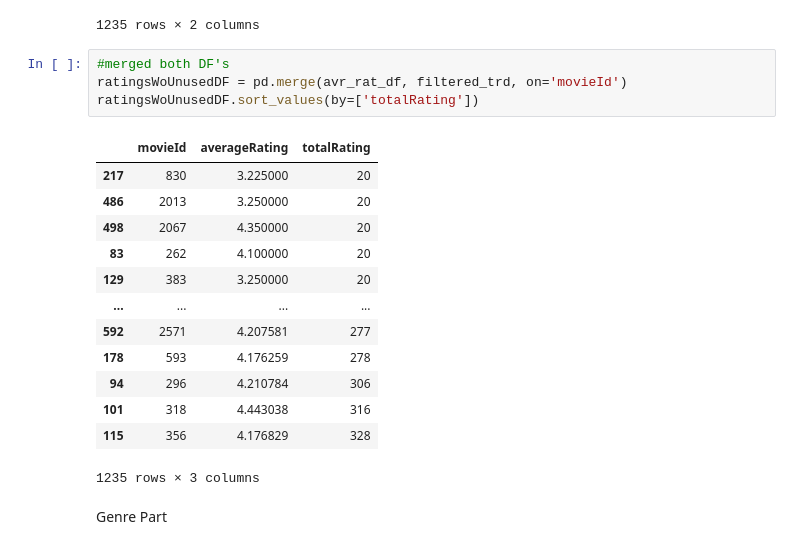
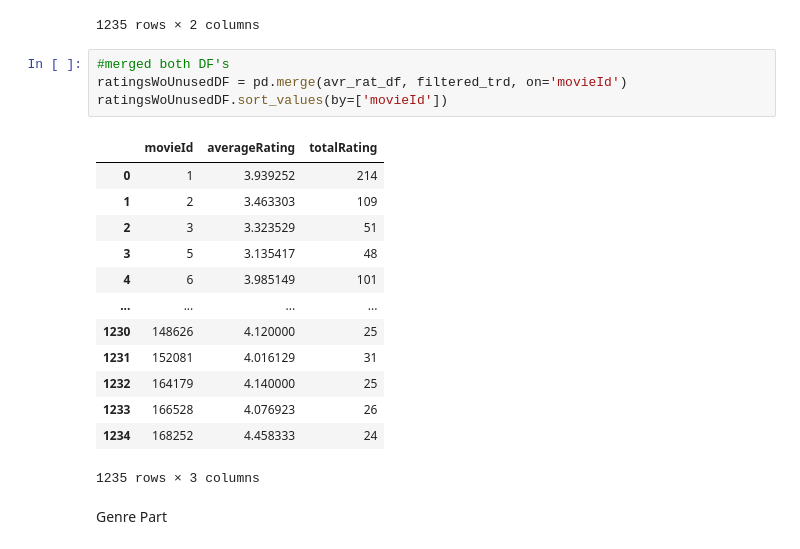
Before and after one commit to sewarslan/final_project, a Jupyter notebook: movie_recommender/data process for nn2.ipynb, the cells around one changed output. Cells and saved outputs as stored; diff of their text form.

```diff
--- a/movie_recommender/data process for nn2.ipynb
+++ b/movie_recommender/data process for nn2.ipynb
@@ -140,20 +140,20 @@ filtered_trd.sort_values(by=['totalRating'])
 # %%
 #merged both DF's
 ratingsWoUnusedDF = pd.merge(avr_rat_df, filtered_trd, on='movieId')
-ratingsWoUnusedDF.sort_values(by=['totalRating'])
+ratingsWoUnusedDF.sort_values(by=['movieId'])
 # %% [output]
 |  | movieId | averageRating | totalRating |
-| 217 | 830 | 3.225000 | 20 |
-| 486 | 2013 | 3.250000 | 20 |
-| 498 | 2067 | 4.350000 | 20 |
-| 83 | 262 | 4.100000 | 20 |
-| 129 | 383 | 3.250000 | 20 |
+| 0 | 1 | 3.939252 | 214 |
+| 1 | 2 | 3.463303 | 109 |
+| 2 | 3 | 3.323529 | 51 |
+| 3 | 5 | 3.135417 | 48 |
+| 4 | 6 | 3.985149 | 101 |
 | ... | ... | ... | ... |
-| 592 | 2571 | 4.207581 | 277 |
-| 178 | 593 | 4.176259 | 278 |
-| 94 | 296 | 4.210784 | 306 |
-| 101 | 318 | 4.443038 | 316 |
-| 115 | 356 | 4.176829 | 328 |
+| 1230 | 148626 | 4.120000 | 25 |
+| 1231 | 152081 | 4.016129 | 31 |
+| 1232 | 164179 | 4.140000 | 25 |
+| 1233 | 166528 | 4.076923 | 26 |
+| 1234 | 168252 | 4.458333 | 24 |
 1235 rows × 3 columns
 # %% [markdown]
 Genre Part
```
Also changed, not shown: parts of 1 cell of this notebook, 4 other files.
